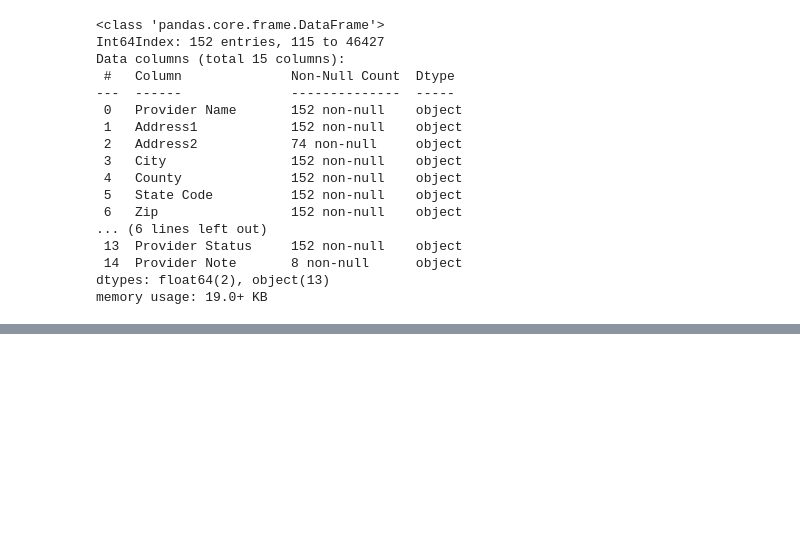
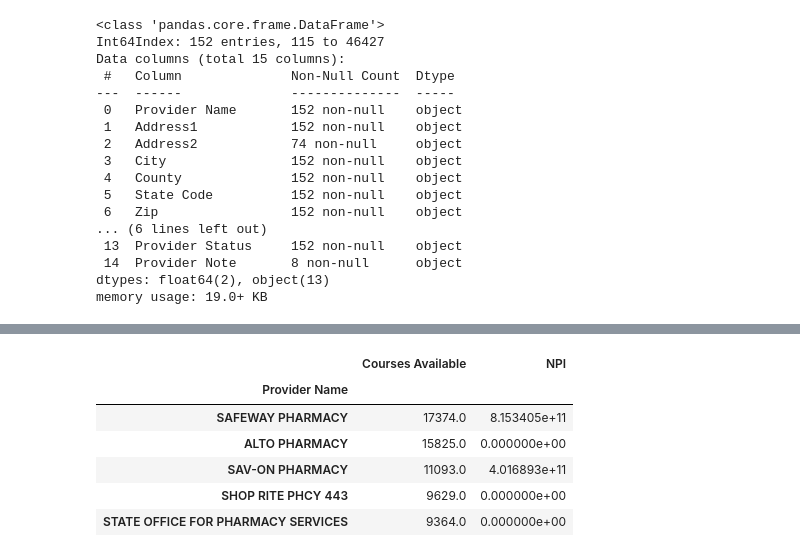
Before and after one commit to candacepedraza61/antivirals, a Jupyter notebook: antiviral-notebook.ipynb, the cells around one changed output, grey strips where cells are left out. Saved outputs shown, nothing was run; the diff lists cells and outputs as text; code cells hidden in the pictures; blank space fills up the shorter version.

```diff
--- a/antiviral-notebook.ipynb
+++ b/antiviral-notebook.ipynb
@@ -283,0 +306,11 @@ dtype: int64
+# %%
+df_bronx = df.groupby(["Provider Name"]).sum()
+df_bronx.sort_values(by=["Courses Available"], ascending = False).head()
+# %% [output]
+|  | Courses Available | NPI |
+| Provider Name |  |  |
+| SAFEWAY PHARMACY | 17374.0 | 8.153405e+11 |
+| ALTO PHARMACY | 15825.0 | 0.000000e+00 |
+| SAV-ON PHARMACY | 11093.0 | 4.016893e+11 |
+| SHOP RITE PHCY 443 | 9629.0 | 0.000000e+00 |
+| STATE OFFICE FOR PHARMACY SERVICES | 9364.0 | 0.000000e+00 |
```
Also changed, not shown: parts of 17 cells of this notebook.
